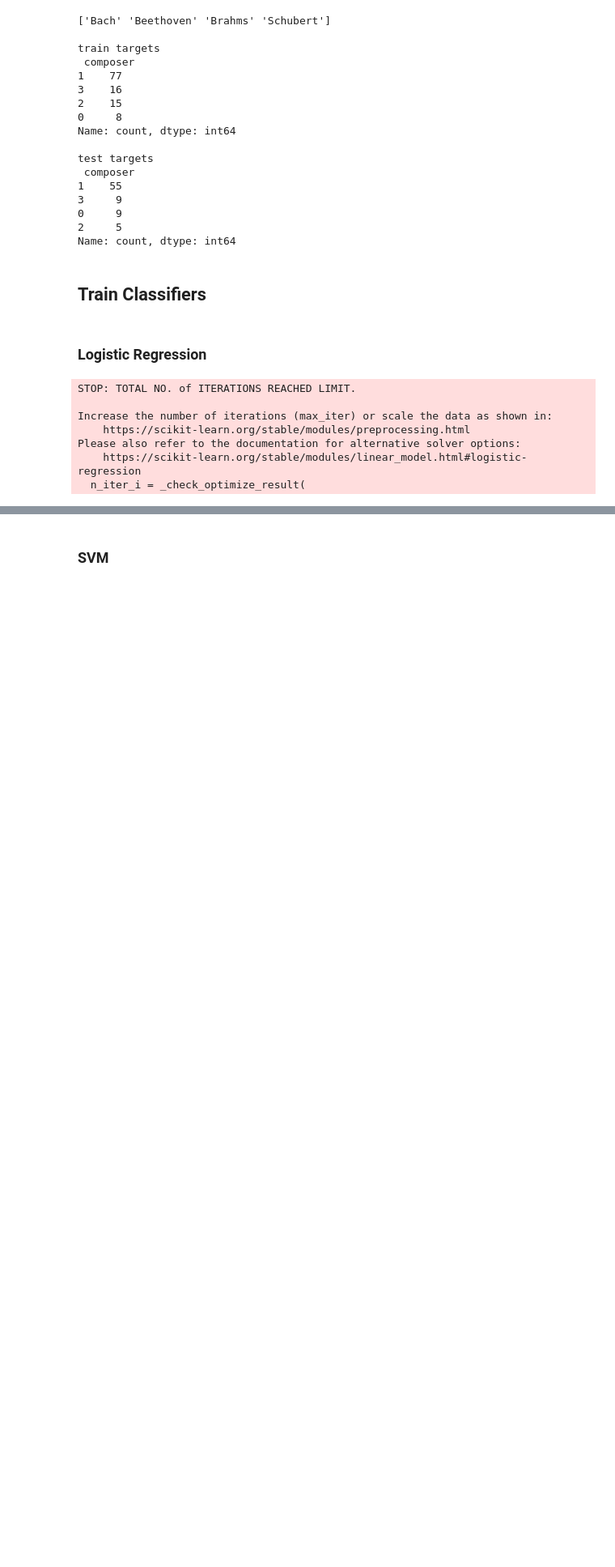
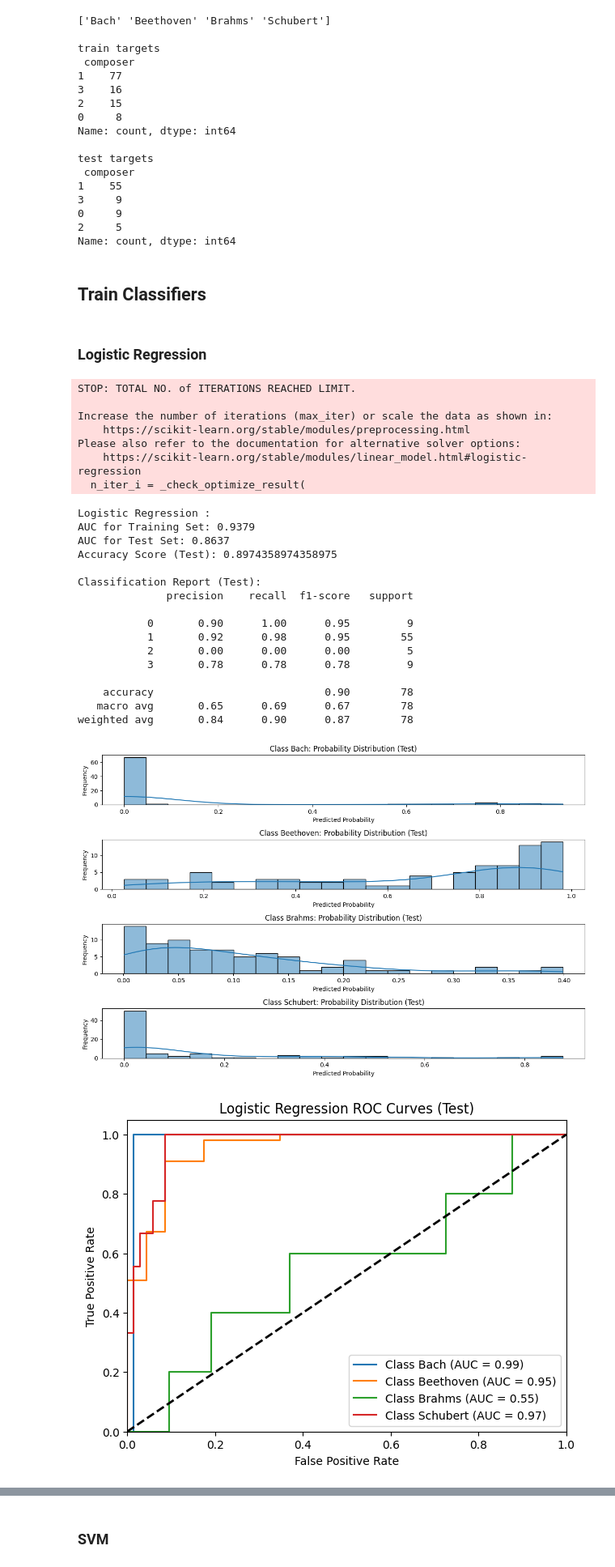
Before and after one commit to dBartMasters/sfl-challenge, a Jupyter notebook: explore_nb_mido.ipynb, the cells around one changed output, grey strips where cells are left out. Shown at 81% size. Drawn from its saved outputs; the diff is of its cells as text; code cells hidden in the pictures; blank space fills up the shorter version.

```diff
--- a/explore_nb_mido.ipynb
+++ b/explore_nb_mido.ipynb
@@ -273,9 +273,12 @@ Name: count, dtype: int64
 # Train and evaluate the Logistic Regression model
 log_reg = LogisticRegression(max_iter=10000, random_state=42)
 log_reg.fit(X_train, y_train)
-y_pred_lr = log_reg.predict(X_test)
-# Get the classification probabilities for each class
-y_proba_lr = log_reg.predict_proba(X_test)
+# predictions
+y_pred_test_lr = log_reg.predict(X_test)
+y_pred_train_lr = log_reg.predict(X_train)
+# Get the classification probabilities for each class for test dataset
+y_proba_test_lr = log_reg.predict_proba(X_test)
+y_proba_train_lr = log_reg.predict_proba(X_train)
 # %% [output]
 STOP: TOTAL NO. of ITERATIONS REACHED LIMIT.
 
@@ -284,4 +287,25 @@ Increase the number of iterations (max_iter) or scale the data as shown in:
 Please also refer to the documentation for alternative solver options:
     https://scikit-learn.org/stable/modules/linear_model.html#logistic-regression
   n_iter_i = _check_optimize_result(
+# %%
+model_eval("Logistic Regression", y_train, y_pred_train_lr, y_proba_train_lr, y_test, y_pred_test_lr, y_proba_test_lr, label_encoder_composer)
+# %% [output]
+Logistic Regression :
+AUC for Training Set: 0.9379
+AUC for Test Set: 0.8637
+Accuracy Score (Test): 0.8974358974358975
+
+Classification Report (Test):
+              precision    recall  f1-score   support
+
+           0       0.90      1.00      0.95         9
+           1       0.92      0.98      0.95        55
+           2       0.00      0.00      0.00         5
+           3       0.78      0.78      0.78         9
+
+    accuracy                           0.90        78
+   macro avg       0.65      0.69      0.67        78
+weighted avg       0.84      0.90      0.87        78
+[figure, added]
+[figure, added]
 # %%
```
Also changed, not shown: parts of 7 cells of this notebook, 2 other files.
